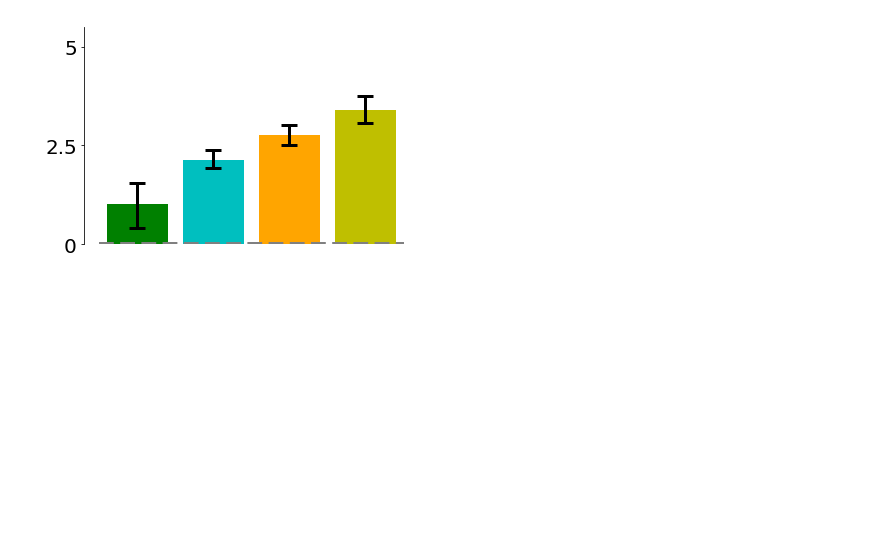
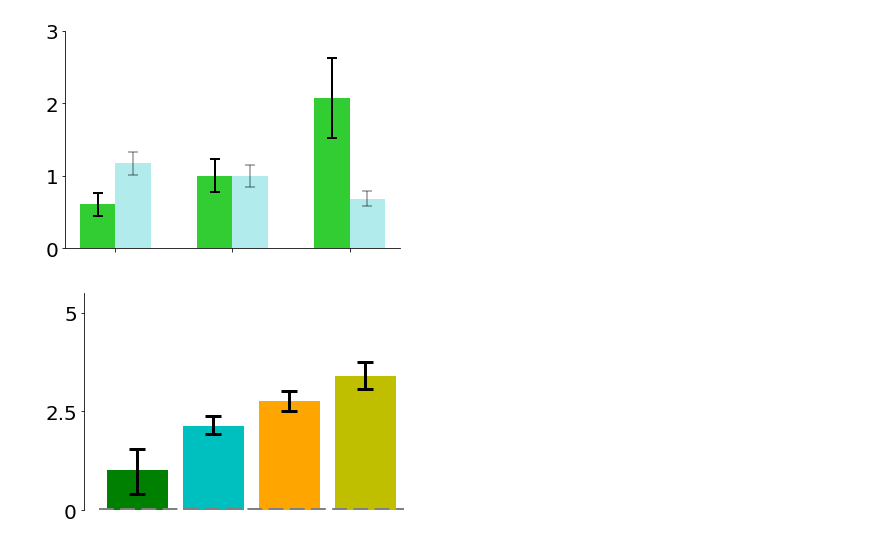
Before and after one commit to orangese/combind_multistruct_benchmarking, a Jupyter notebook: notebooks/paper/D2_mutagenesis_panels.ipynb, the cells around one changed output. Cells and saved outputs as stored; diff of their text form; code cells hidden in the pictures; blank space fills up the shorter version.

```diff
--- a/notebooks/paper/D2_mutagenesis_panels.ipynb
+++ b/notebooks/paper/D2_mutagenesis_panels.ipynb
@@ -80,3 +92,32 @@ plt.show()
+# %%
+ax = plt.subplot(111)
+
+color, ligand = 'limegreen', 'Pimozide'
+width = 0.3
+x = np.linspace(0, 2, 3)
+y = [get(ligand, 'S193A', 'raw'), get(ligand, 'WT', 'raw'), get(ligand, 'S193V', 'raw')]
+err = [get(ligand, 'S193A', 'raw-sem'), get(ligand, 'WT', 'raw-sem'), get(ligand, 'S193V', 'raw-sem')]
+ax.bar(x, y, width, yerr=err, color=color,
+       error_kw={'elinewidth': 2, 'capsize': 5, 'capthick':2})
+
+color, ligand = 'c', 'Benperidol'
+x = np.linspace(0, 2, 3)+width
+y = [get(ligand, 'S193A', 'raw'), get(ligand, 'WT', 'raw'), get(ligand, 'S193V', 'raw')]
+err = [get(ligand, 'S193A', 'raw-sem'), get(ligand, 'WT', 'raw-sem'), get(ligand, 'S193V', 'raw-sem')]
+ax.bar(x, y, width, yerr=err, color=color, alpha = 0.3,
+       error_kw={'elinewidth': 2, 'capsize': 5, 'capthick':2, 'alpha':0.3})
+
+ax.set_xticks(np.linspace(0, 2, 3)+width/2)
+ax.set_xticklabels([])
+ax.set_yticks(range(0, 4))
+ax.set_yticklabels(range(0, 4), fontsize = 20)
+
+ax.spines['right'].set_visible(False)
+ax.spines['top'].set_visible(False)
+#plt.savefig('../../pymol/figures/D2_panels/S193.pdf')
+plt.show()
+# %% [output]
+[figure, added]
 # %%
 for mutation in mutations:
     if '193' in mutation: continue
```
Also changed, not shown: parts of 4 cells of this notebook, 4 other files.
